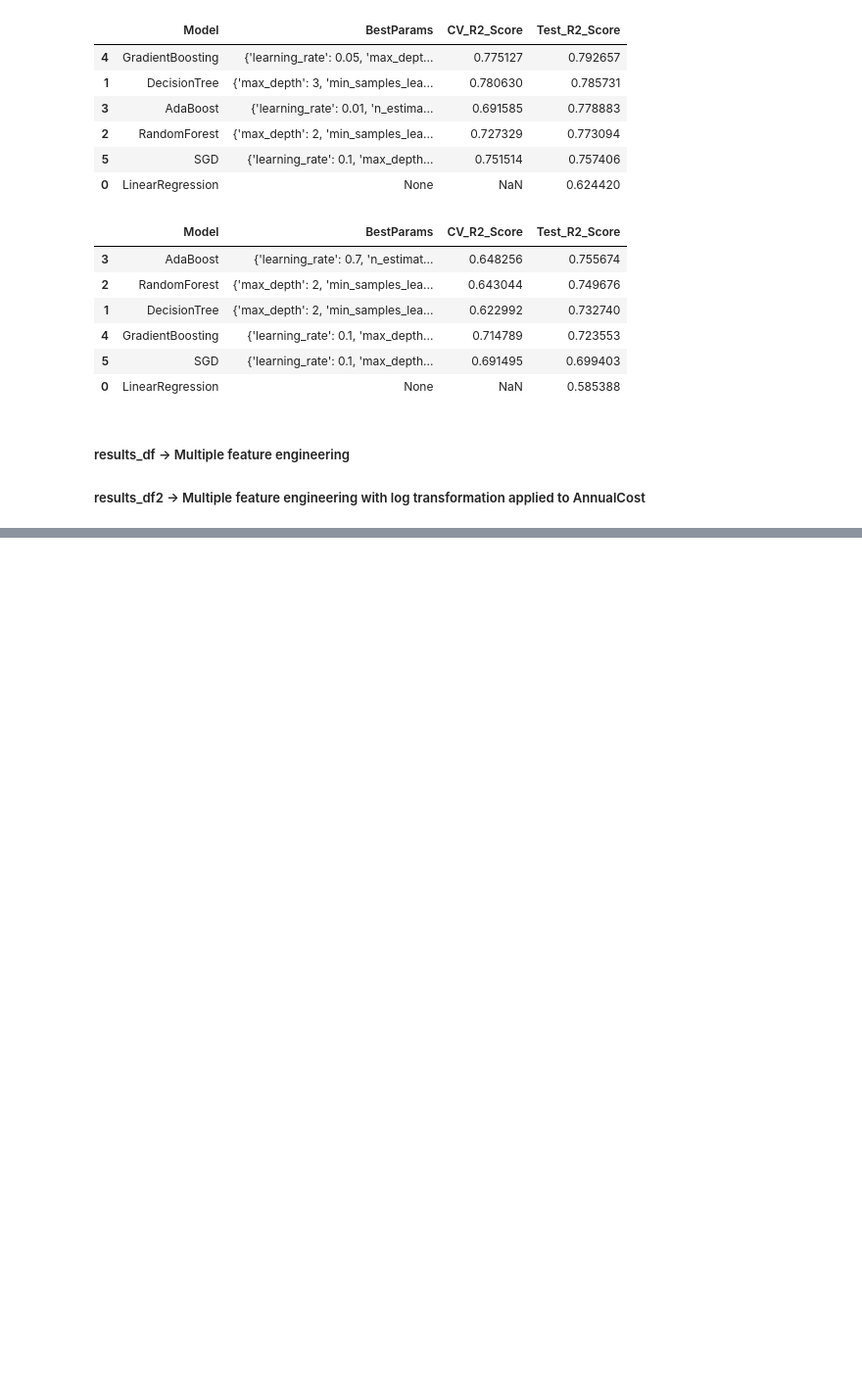
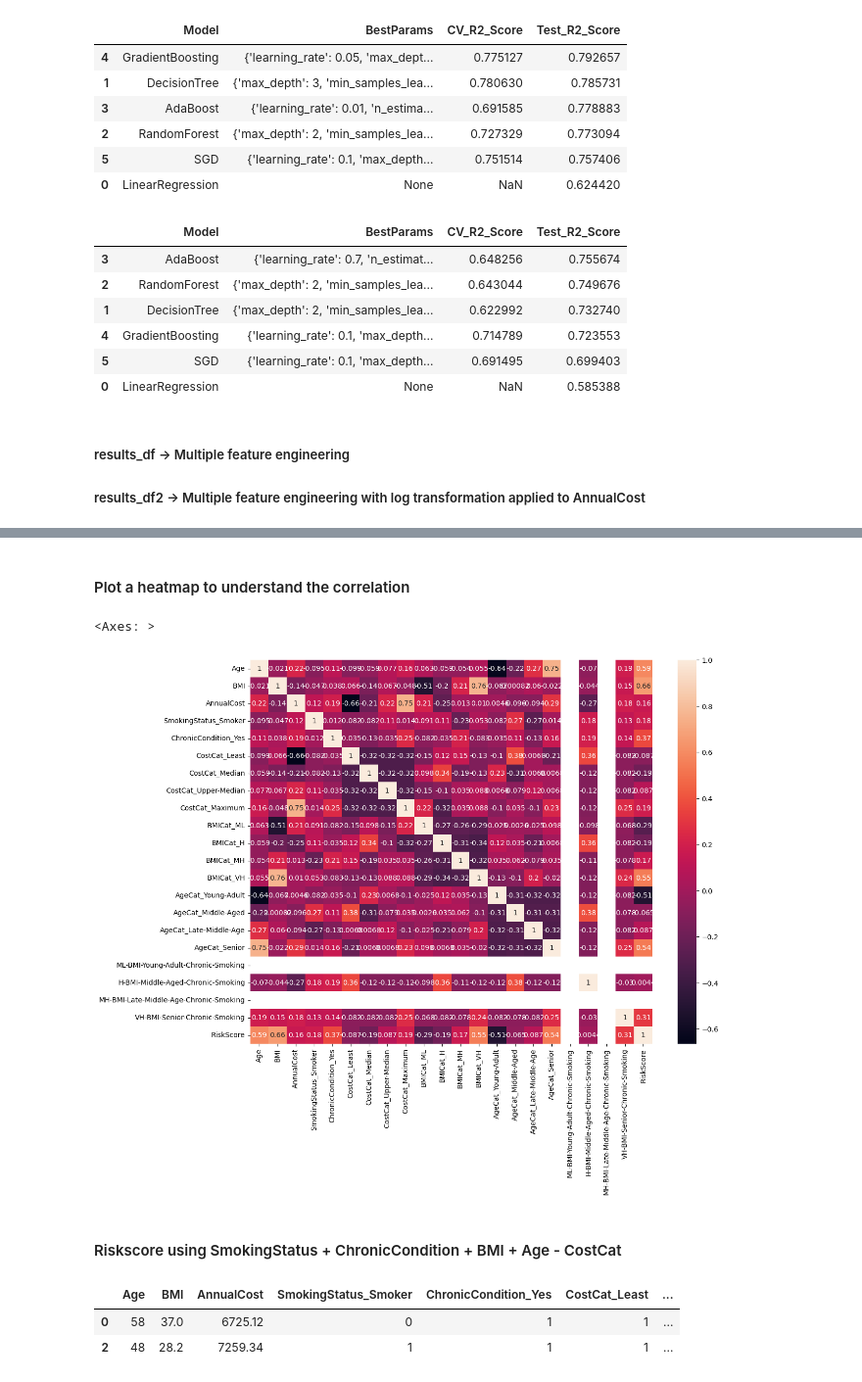
Before and after one commit to sumaaithal/Health_Care_Costs, a Jupyter notebook: notebook.ipynb, the cells around one changed output, grey strips where cells are left out. Shown at 98% size. Saved outputs shown, nothing was run; the diff lists cells and outputs as text; code cells hidden in the pictures; blank space fills up the shorter version.

```diff
--- a/notebook.ipynb
+++ b/notebook.ipynb
@@ -917,0 +920,10 @@ results_df2.sort_values(by="Test_R2_Score",ascending=False)
+# %%
+def CreateDataForTraining(df):
+    df = df.copy()
+    df = create_categories(df,col_name="AnnualCost", new_col_name="CostCat",labels=['Minimum','Least','Median','Upper-Median','Maximum'])
+    df = create_categories(df,col_name="BMI", new_col_name="BMICat",labels=['L','ML','H','MH','VH'])
+    df = create_categories(df,col_name='Age', new_col_name="AgeCat", labels=['Very-Young','Young-Adult','Middle-Aged','Late-Middle-Age','Senior'])
+    df = remove_outliers(df,'AnnualCost')
+    df = remove_outliers(df,'BMI')
+    df = pd.get_dummies(df,columns=['SmokingStatus','ChronicCondition','CostCat','BMICat','AgeCat'],drop_first=True,dtype=int)
+    return df
@@ -917,0 +1128,3 @@ results_df2.sort_values(by="Test_R2_Score",ascending=False)
+# %%
+costs_8 = CreateDataForTraining(costs)
+costs_8.head(2)
@@ -917,0 +1135,7 @@ results_df2.sort_values(by="Test_R2_Score",ascending=False)
+# %%
+costs_8['ML-BMI-Young-Adult-Chronic-Smoking'] = costs_8['BMICat_ML']*costs_8['AgeCat_Young-Adult']*costs_8['ChronicCondition_Yes']*costs_8['SmokingStatus_Smoker']
+costs_8['H-BMI-Middle-Aged-Chronic-Smoking'] = costs_8['BMICat_H']*costs_8['AgeCat_Middle-Aged']*costs_8['ChronicCondition_Yes']*costs_8['SmokingStatus_Smoker']
+costs_8['MH-BMI-Late-Middle-Age-Chronic-Smoking'] = costs_8['BMICat_MH']*costs_8['AgeCat_Late-Middle-Age']*costs_8['ChronicCondition_Yes']*costs_8['SmokingStatus_Smoker']
+costs_8['VH-BMI-Senior-Chronic-Smoking'] = costs_8['BMICat_VH']*costs_8['AgeCat_Senior']*costs_8['ChronicCondition_Yes']*costs_8['SmokingStatus_Smoker']
+
+costs_8.head(2)
@@ -917,0 +1147,14 @@ results_df2.sort_values(by="Test_R2_Score",ascending=False)
+# %%
+costs_8['RiskScore'] = (
+    1 * costs_8['SmokingStatus_Smoker'] +
+    1 * costs_8['ChronicCondition_Yes'] +
+    1 * costs_8.get('BMICat_ML', 0) +
+    2 * costs_8.get('BMICat_H', 0) +
+    3 * costs_8.get('BMICat_MH', 0) +
+    4 * costs_8.get('BMICat_VH', 0) +
+    1 * costs_8.get('AgeCat_Middle-Aged', 0) +
+    2 * costs_8.get('AgeCat_Late-Middle-Age', 0) +
+    3 * costs_8.get('AgeCat_Senior', 0)
+)
+
+costs_8.head()
@@ -917,0 +1197,18 @@ results_df2.sort_values(by="Test_R2_Score",ascending=False)
+# %% [markdown]
+#### Plot a heatmap to understand the correlation
+# %%
+plt.figure(figsize=(13,10))
+
+sns.heatmap(costs_8.corr(),annot=True)
+# %% [output]
+<Axes: >
+[figure, added]
+# %% [markdown]
+#### Riskscore using SmokingStatus + ChronicCondition + BMI + Age - CostCat
+# %%
+costs_9 = CreateDataForTraining(costs)
+costs_9.head(2)
+# %% [output]
+|  | Age | BMI | AnnualCost | SmokingStatus_Smoker | ChronicCondition_Yes | CostCat_Least | ... |
+| 0 | 58 | 37.0 | 6725.12 | 0 | 1 | 1 | ... |
+| 2 | 48 | 28.2 | 7259.34 | 1 | 1 | 1 | ... |
```
Also changed, not shown: parts of 45 cells of this notebook.
